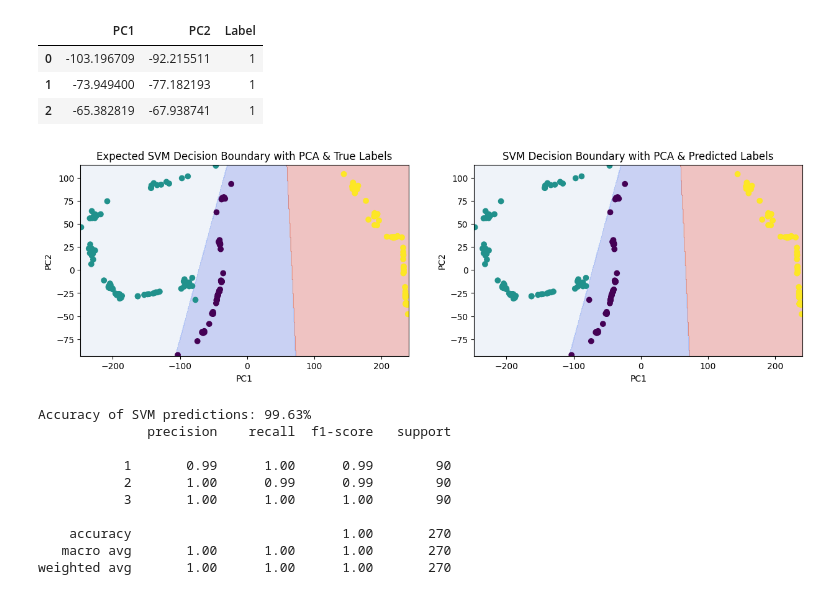
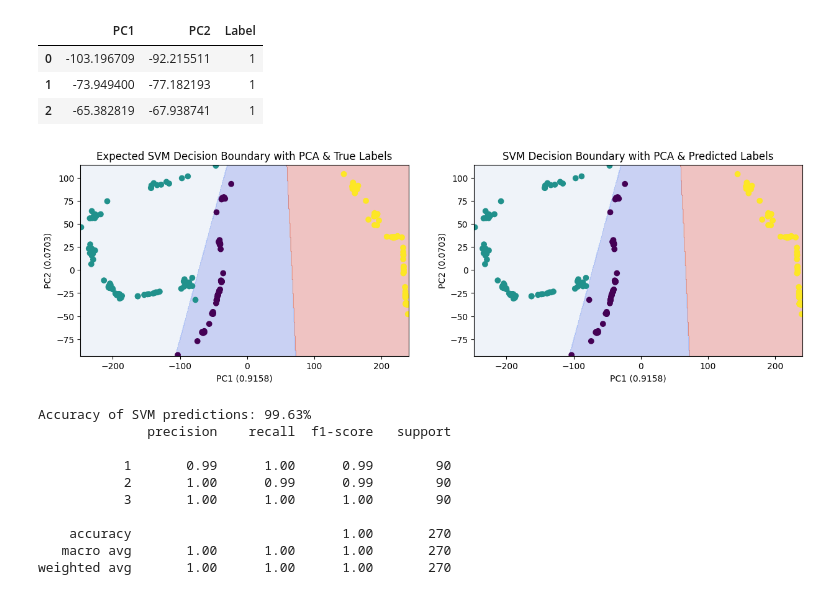
Before and after one commit to SohamD34/BTP, a Jupyter notebook: scripts/svm.ipynb, the cells around one changed output. Cells and saved outputs as stored; diff of their text form; code cells hidden in the pictures.

```diff
--- a/scripts/svm.ipynb
+++ b/scripts/svm.ipynb
@@ -144,26 +144,26 @@ Z = Z.reshape(X.shape)
 # %%
 fig, ax = plt.subplots(1, 2, figsize=(15, 4))
 
 
 ax[0].contourf(X, Y, Z, alpha=0.3, cmap=plt.cm.coolwarm)
 ax[0].scatter(pca_data['PC1'], pca_data['PC2'], c=pca_data['Label'], marker='o')
-ax[0].set_xlabel('PC1')
-ax[0].set_ylabel('PC2')
+ax[0].set_xlabel(f'PC1 ({pca.explained_variance_ratio_[0].round(4)})')
+ax[0].set_ylabel(f'PC2 ({pca.explained_variance_ratio_[1].round(4)})')
 ax[0].set_title('Expected SVM Decision Boundary with PCA & True Labels')
 
 predicted_labels = svc.predict(pca_data[['PC1', 'PC2']])
 
 ax[1].contourf(X, Y, Z, alpha=0.3, cmap=plt.cm.coolwarm)
 ax[1].scatter(pca_data['PC1'], pca_data['PC2'], c=predicted_labels, marker='o')
-ax[1].set_xlabel('PC1')
-ax[1].set_ylabel('PC2')
+ax[1].set_xlabel(f'PC1 ({pca.explained_variance_ratio_[0].round(4)})')
+ax[1].set_ylabel(f'PC2 ({pca.explained_variance_ratio_[1].round(4)})')
 ax[1].set_title('SVM Decision Boundary with PCA & Predicted Labels')
 
 fig.savefig('docs/plots/svm/svm_on_sampled.png')
 
 plt.show()
 # %% [output]
-[figure, old version]
+[figure, new version]
 # %%
 from sklearn.metrics import accuracy_score, classification_report
 
```
Also changed, not shown: parts of 3 cells of this notebook, 3 other files.
